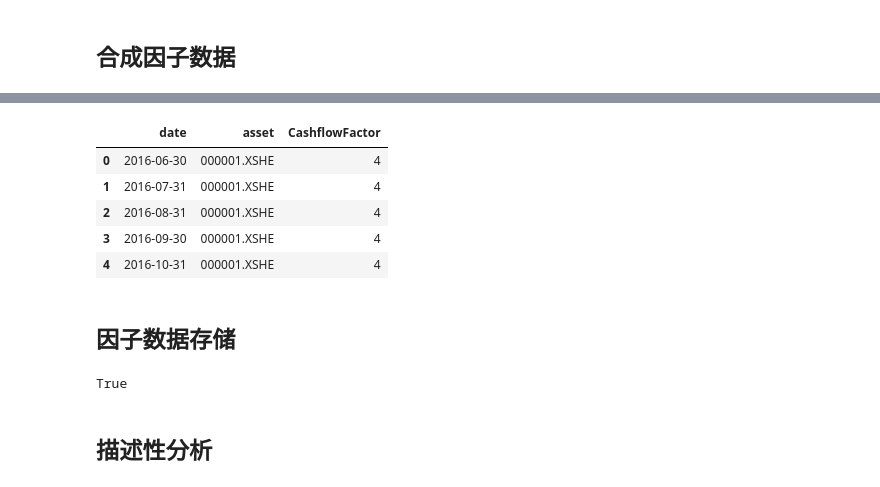
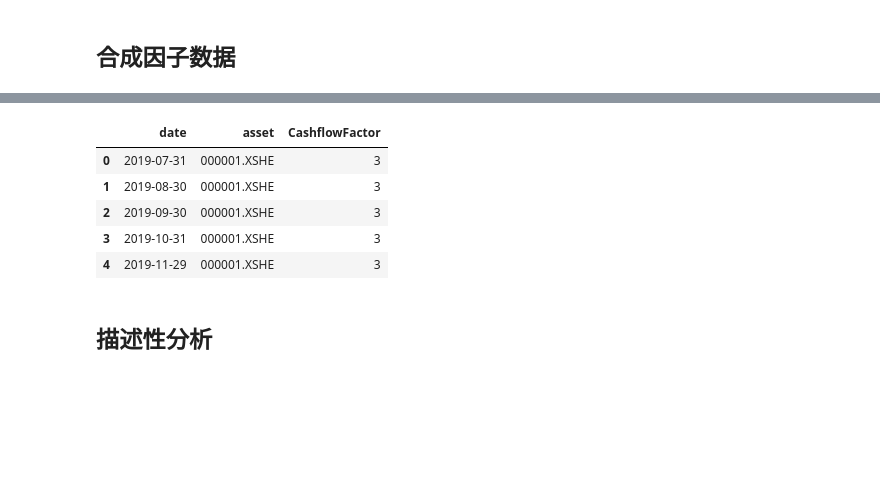
Before and after one commit to congcong009/joinquant_share, a Jupyter notebook: rd_lib/研究类/研报复现/基本面量化/罗伯瑞克超额现金流选股/罗伯瑞克超额现金流选股法.ipynb, the cells around one changed output, grey strips where cells are left out. Drawn from its saved outputs; the diff is of its cells as text; code cells hidden in the pictures; blank space fills up the shorter version.

```diff
--- a/rd_lib/研究类/研报复现/基本面量化/罗伯瑞克超额现金流选股/罗伯瑞克超额现金流选股法.ipynb
+++ b/rd_lib/研究类/研报复现/基本面量化/罗伯瑞克超额现金流选股/罗伯瑞克超额现金流选股法.ipynb
@@ -203,6 +203,7 @@ def get_dv_ttm(code_list, startDt):
     df.columns = ['asset', 'date', 'DV']
 #     df = df.groupby(['asset']).resample('M').mean()
 
+    df = df.sort_values(by=['date'])
     return df
 # %% [markdown]
 ## 设置全局参数
@@ -342,13 +340,2 @@ NameError: name 'bouns_df' is not defined
 # %% [markdown]
 ## 合成因子数据
-# %%
-# 将因子和股息率数据合并
-basic_df.reset_index(inplace=True)
-basic_df['date'] = pd.to_datetime(basic_df['date'])
-basic_df = basic_df.merge(bouns_df, on=['date', 'asset'], how='outer')
-
-# 调整获取数据的月份数据
-basic_df.set_index('date', inplace=True)
-basic_df = basic_df.groupby(['asset']).resample('M').mean()
-
-basic_df.head()
@@ -362,0 +342,16 @@ basic_df.head()
+# %%
+# 将因子和股息率数据合并
+basic_df.reset_index(inplace=True)
+basic_df['date'] = pd.to_datetime(basic_df['date'])
+
+cff_df_raw = pd.DataFrame()
+for i in tqdm_notebook(range(len(stock_list))):
+    df = basic_df.query(f"asset=='{stock_list[i]}'").merge(bouns_df.query(f"asset=='{stock_list[i]}'"), how='outer').sort_values('date')
+    df['DV'].fillna(method='ffill', inplace=True)
+    df['DEBT'].fillna(method='ffill', inplace=True)
+    df['DEBT'].fillna(0, inplace=True)
+    df.dropna(inplace=True)
+    if not df.empty:
+        cff_df_raw = pd.concat([cff_df_raw, df])
+
+cff_df_raw.head()
@@ -363,6 +366,6 @@ basic_df.head()
 # %%
 # 计算行业平均数据，用于因子的打分判断
-avg_df = basic_df.groupby('date').mean().fillna(method='ffill').fillna(0).reset_index()
+avg_df = cff_df_raw.groupby('date').mean().reset_index()
 avg_df = avg_df[['date', 'PE', 'INTR_VALUE', 'DV']]
 avg_df.columns = ['date', 'PE_avg', 'INTR_VALUE_avg', 'DV_avg']
 avg_df.head()
@@ -376,40 +379,33 @@ avg_df.head()
 # %%
 # 按股票独立打分
 cff_df = pd.DataFrame()
 for i in tqdm_notebook(range(len(stock_list))):
-    df = basic_df.query(f"asset=='{stock_list[i]}'").copy()
+    df = cff_df_raw.query(f"asset=='{stock_list[i]}'").copy()
     if not df.empty:
-        # 将无数据部分填 0
-        df[['INTR_VALUE', 'DEBT']] = df[['INTR_VALUE', 'DEBT']].fillna(0)
-        df['DV'] = df['DV'].fillna(method='ffill')
-        df.dropna(inplace=True)
-        df.reset_index()
+#         print(df)
         df = df.merge(avg_df, on=['date'], how='left')
+#         print(df)
         # 校对后的数据，进行打分计算
         if not df.empty:
             df['PB_s'] = df['PB'].apply(lambda x: 1 if x<3 else 0)
             df['PE_s'] = df.apply(lambda x: 1 if x['PE']<x['PE_avg'] else 0, axis=1)
             df['INTR_VALUE_s'] = df.apply(lambda x: 1 if x['INTR_VALUE']<x['INTR_VALUE_avg']*0.8 else 0, axis=1)
             df['DV_s'] = df.apply(lambda x: 1 if x['DV']>x['DV_avg'] else 0, axis=1)
             df['DEBT_s'] = df['DEBT'].apply(lambda x: 1 if x<0.33 else 0)
             df['CashflowFactor'] = df.apply(lambda x: x['PB_s'] + x['PE_s'] + x['INTR_VALUE_s'] + x['DV_s'] + x['DEBT_s'], axis=1)
-            df['asset'] = stock_list[i]
+#             print(df)
             cff_df = pd.concat([cff_df, df[['date', 'asset', 'CashflowFactor']]])
+cff_df['date'] = pd.to_datetime(cff_df['date'], format='%Y-%m-%d')
+pkl_batch(cff_df, 'cff_df', method='write')
 cff_df.head()
 # %% [output]
 [interactive output not drawn]
 |  | date | asset | CashflowFactor |
-| 0 | 2016-06-30 | 000001.XSHE | 4 |
-| 1 | 2016-07-31 | 000001.XSHE | 4 |
-| 2 | 2016-08-31 | 000001.XSHE | 4 |
-| 3 | 2016-09-30 | 000001.XSHE | 4 |
-| 4 | 2016-10-31 | 000001.XSHE | 4 |
+| 0 | 2019-07-31 | 000001.XSHE | 3 |
+| 1 | 2019-08-30 | 000001.XSHE | 3 |
+| 2 | 2019-09-30 | 000001.XSHE | 3 |
+| 3 | 2019-10-31 | 000001.XSHE | 3 |
+| 4 | 2019-11-29 | 000001.XSHE | 3 |
-# %% [markdown]
-## 因子数据存储
-# %%
-pkl_batch(cff_df, 'cff_df', method='write')
-# %% [output]
-True
 # %%
 cff_df = pkl_batch(pd.DataFrame(), 'cff_df', method='read')
 # %% [markdown]
```
Also changed, not shown: parts of 41 cells of this notebook, 1 other file.
